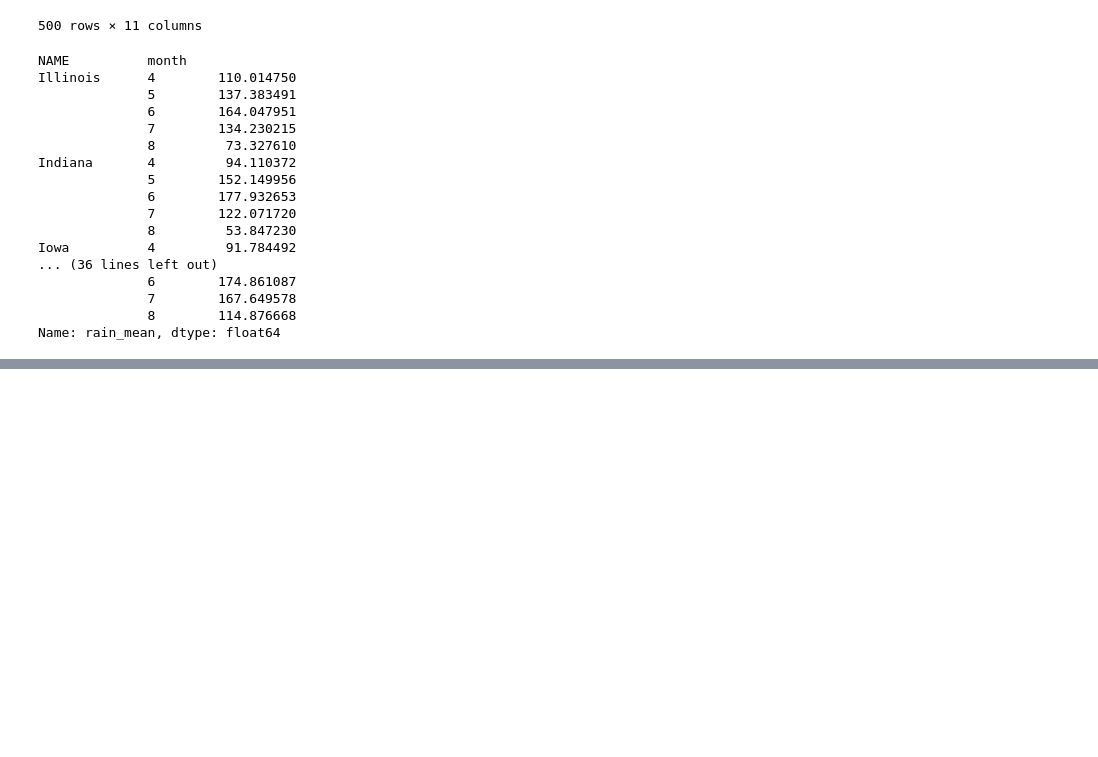
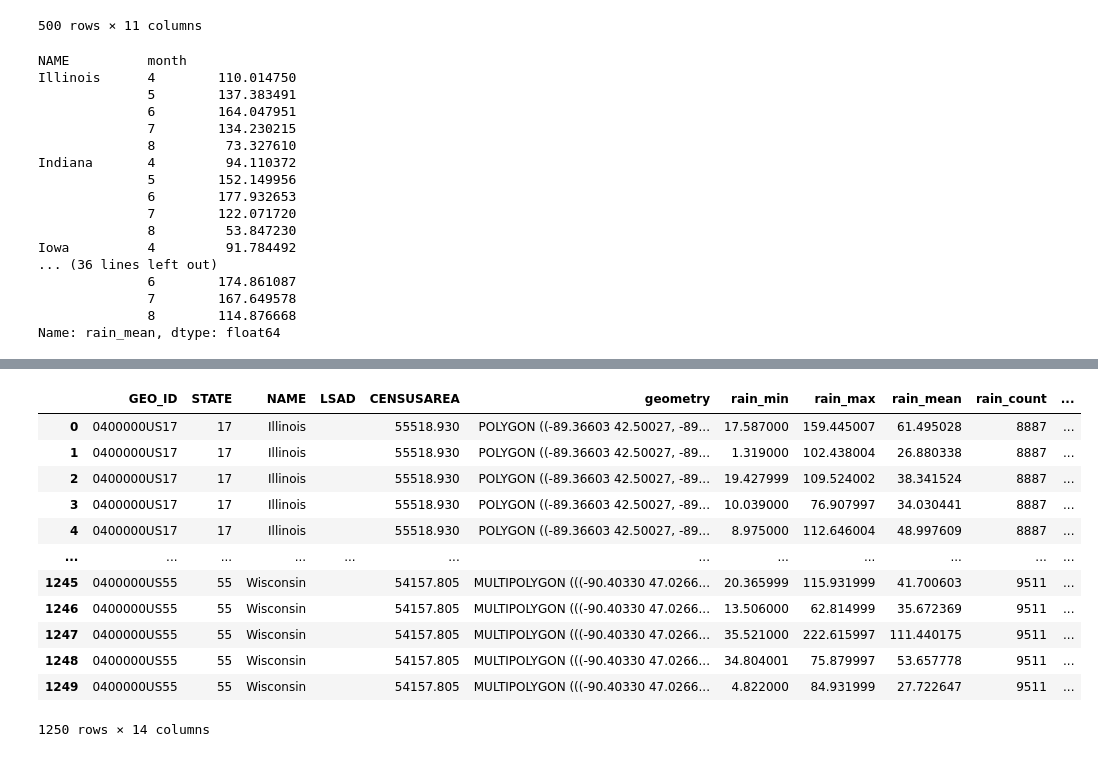
Before and after one commit to shujiew2/ACE592Project, a Jupyter notebook: CarrickPrecipitation.ipynb, the cells around one changed output, grey strips where cells are left out. Cells and saved outputs as stored; diff of their text form; code cells hidden in the pictures; blank space fills up the shorter version.

Commit message:
Now Precip has difference between time frame mean and individual month mean

```diff
--- a/CarrickPrecipitation.ipynb
+++ b/CarrickPrecipitation.ipynb
@@ -1233,5 +1246,5 @@ zonal_stats15=zonal_stats15.append([zonal_stats0215,zonal_stats0315,zonal_stats0
 # %%
-##Zonal stats for 01/16-16/16
+##Zonal stats for 01/16-12/16
 zonal_stats0116=zonal_stats(country, '/Users/carri/ACE_592/PRISM/PRISM_ppt_stable_4kmM3_201601_bil.bil')
 zonal_stats0116 = pd.DataFrame(zonal_stats0116)
 zonal_stats0116.columns = ["rain_"+x for x in zonal_stats0116.columns]
@@ -1324,8 +1337,9 @@ zonal_stats16=copy.deepcopy(zonal_stats0116)
 zonal_stats16=zonal_stats16.append([zonal_stats0216,zonal_stats0316,zonal_stats0416,zonal_stats0516,zonal_stats0616,\
                                    zonal_stats0716,zonal_stats0816,zonal_stats0916,zonal_stats1016,\
                                    zonal_stats1116,zonal_stats1216],ignore_index=True)
+zonal_stats16['year']=2016
 # %%
-##Zonal stats for 01/17-17/17
+##Zonal stats for 01/17-12/17
 zonal_stats0117=zonal_stats(country, '/Users/carri/ACE_592/PRISM/PRISM_ppt_stable_4kmM3_201701_bil.bil')
 zonal_stats0117 = pd.DataFrame(zonal_stats0117)
 zonal_stats0117.columns = ["rain_"+x for x in zonal_stats0117.columns]
@@ -1418,8 +1432,9 @@ zonal_stats17=copy.deepcopy(zonal_stats0117)
 zonal_stats17=zonal_stats17.append([zonal_stats0217,zonal_stats0317,zonal_stats0417,zonal_stats0517,zonal_stats0617,\
                                    zonal_stats0717,zonal_stats0817,zonal_stats0917,zonal_stats1017,\
                                    zonal_stats1117,zonal_stats1217],ignore_index=True)
+zonal_stats17['year']=2017
 # %%
-##Zonal stats for 01/18-18/18
+##Zonal stats for 01/18-12/18
 zonal_stats0118=zonal_stats(country, '/Users/carri/ACE_592/PRISM/PRISM_ppt_stable_4kmM3_201801_bil.bil')
 zonal_stats0118 = pd.DataFrame(zonal_stats0118)
 zonal_stats0118.columns = ["rain_"+x for x in zonal_stats0118.columns]
@@ -1463,4 +1478,5 @@ zonal_stats0518['month']=5
 
 zonal_stats18=copy.deepcopy(zonal_stats0118)
 zonal_stats18=zonal_stats18.append([zonal_stats0218,zonal_stats0318,zonal_stats0418,zonal_stats0518],ignore_index=True)
+zonal_stats18['year']=2018
 # %%
@@ -1486,0 +1487,24 @@ zonal_stats_full
+# %%
+monthly_rain_mean=zonal_stats_full.groupby(['NAME', 'month'])['rain_mean'].mean()
+monthly_rain_mean=pd.DataFrame(monthly_rain_mean)
+monthly_rain_mean=monthly_rain_mean.reset_index()
+monthly_rain_mean=monthly_rain_mean.rename(columns={'rain_mean':'rain_mean_full'})
+#monthly_rain_mean.head()
+# %%
+zonal_stats_full=zonal_stats_full.merge(monthly_rain_mean,on=['NAME','month'],how='outer')
+zonal_stats_full['rain_difference']=zonal_stats_full['rain_mean']-zonal_stats_full['rain_mean_full']
+zonal_stats_full
+# %% [output]
+|  | GEO_ID | STATE | NAME | LSAD | CENSUSAREA | geometry | rain_min | rain_max | rain_mean | rain_count | ... |
+| 0 | 0400000US17 | 17 | Illinois |  | 55518.930 | POLYGON ((-89.36603 42.50027, -89... | 17.587000 | 159.445007 | 61.495028 | 8887 | ... |
+| 1 | 0400000US17 | 17 | Illinois |  | 55518.930 | POLYGON ((-89.36603 42.50027, -89... | 1.319000 | 102.438004 | 26.880338 | 8887 | ... |
+| 2 | 0400000US17 | 17 | Illinois |  | 55518.930 | POLYGON ((-89.36603 42.50027, -89... | 19.427999 | 109.524002 | 38.341524 | 8887 | ... |
+| 3 | 0400000US17 | 17 | Illinois |  | 55518.930 | POLYGON ((-89.36603 42.50027, -89... | 10.039000 | 76.907997 | 34.030441 | 8887 | ... |
+| 4 | 0400000US17 | 17 | Illinois |  | 55518.930 | POLYGON ((-89.36603 42.50027, -89... | 8.975000 | 112.646004 | 48.997609 | 8887 | ... |
+| ... | ... | ... | ... | ... | ... | ... | ... | ... | ... | ... | ... |
+| 1245 | 0400000US55 | 55 | Wisconsin |  | 54157.805 | MULTIPOLYGON (((-90.40330 47.0266... | 20.365999 | 115.931999 | 41.700603 | 9511 | ... |
+| 1246 | 0400000US55 | 55 | Wisconsin |  | 54157.805 | MULTIPOLYGON (((-90.40330 47.0266... | 13.506000 | 62.814999 | 35.672369 | 9511 | ... |
+| 1247 | 0400000US55 | 55 | Wisconsin |  | 54157.805 | MULTIPOLYGON (((-90.40330 47.0266... | 35.521000 | 222.615997 | 111.440175 | 9511 | ... |
+| 1248 | 0400000US55 | 55 | Wisconsin |  | 54157.805 | MULTIPOLYGON (((-90.40330 47.0266... | 34.804001 | 75.879997 | 53.657778 | 9511 | ... |
+| 1249 | 0400000US55 | 55 | Wisconsin |  | 54157.805 | MULTIPOLYGON (((-90.40330 47.0266... | 4.822000 | 84.931999 | 27.722647 | 9511 | ... |
+1250 rows × 14 columns
```
Also changed, not shown: parts of 14 cells of this notebook.
